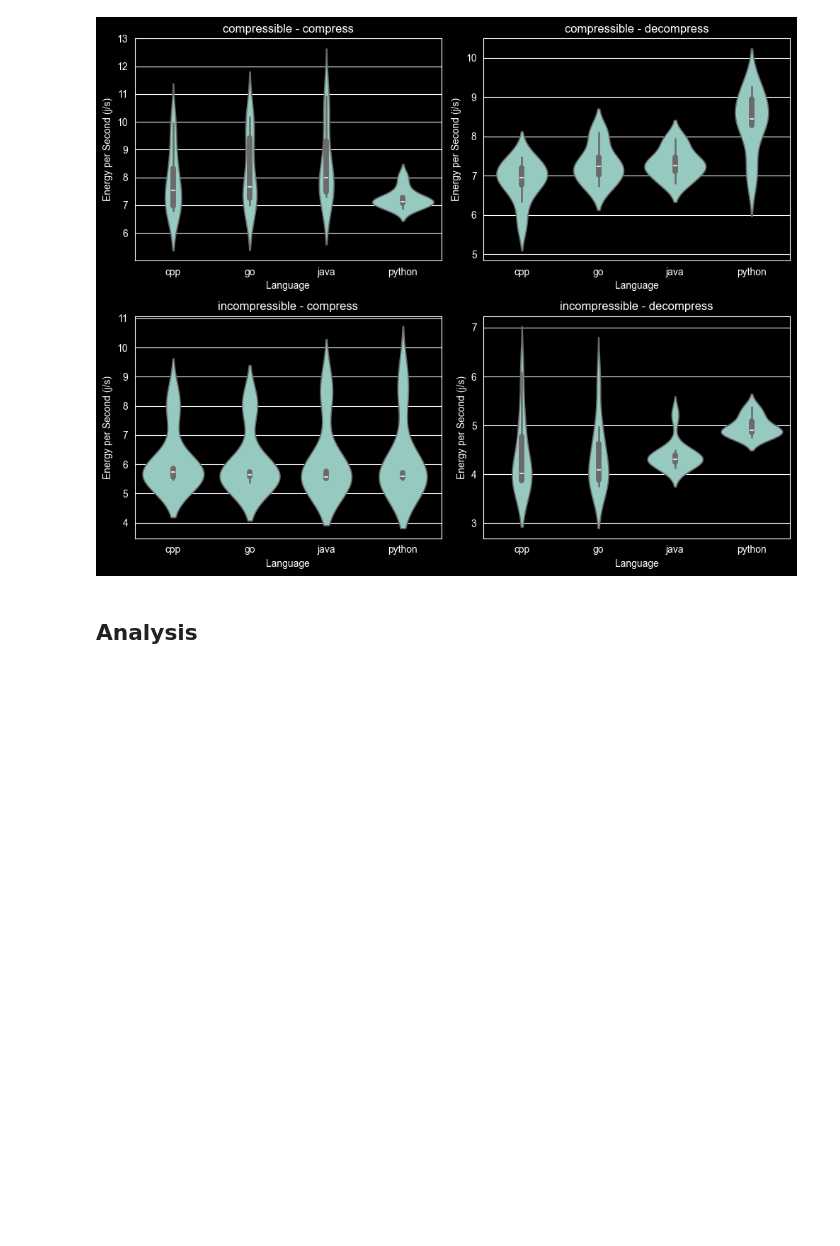
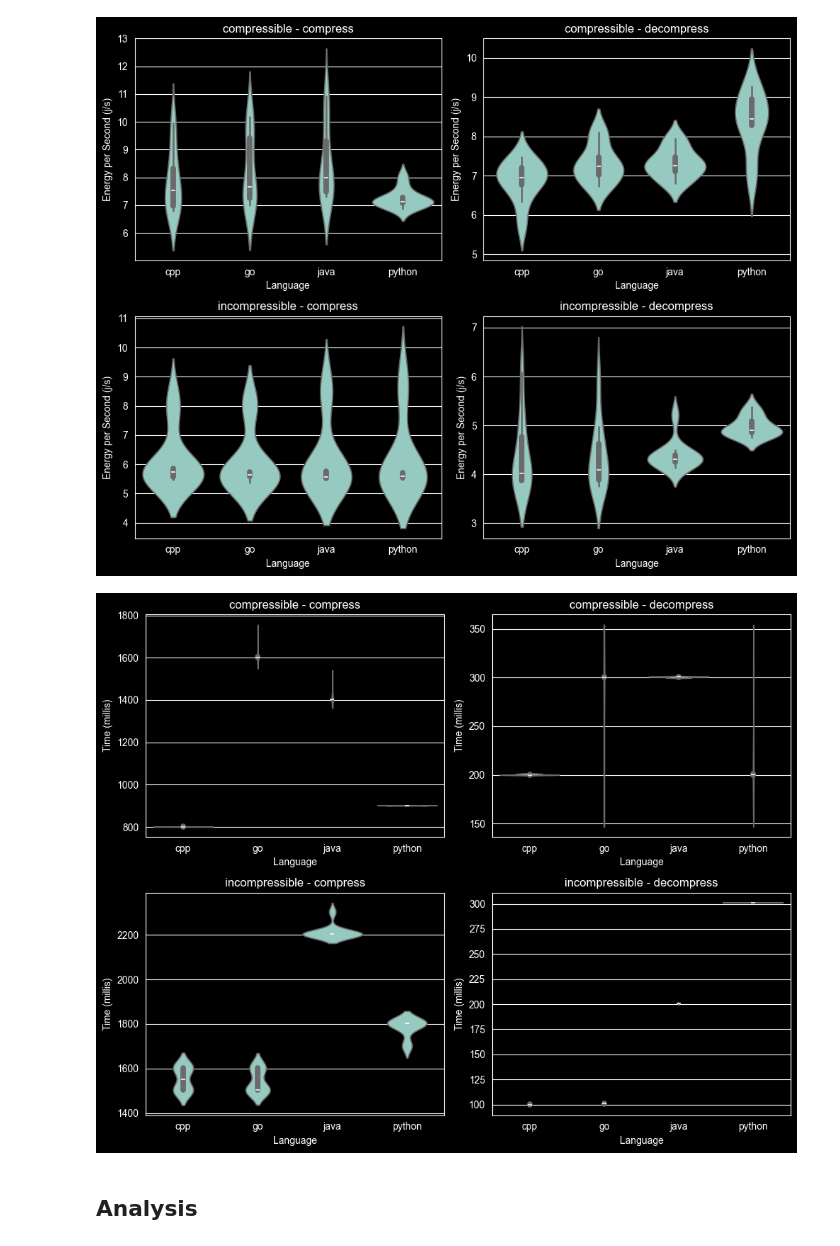
Before and after one commit to tud-arb/course_sustainableSE, a Jupyter notebook: g22_code/scripts/analysis.ipynb, the cells around one changed output. Drawn from its saved outputs; the diff is of its cells as text; code cells hidden in the pictures; blank space fills up the shorter version.

```diff
--- a/g22_code/scripts/analysis.ipynb
+++ b/g22_code/scripts/analysis.ipynb
@@ -76,6 +76,10 @@ raw_violin_plot("energy_per_mb_j", "Energy per Input Size (j/mb)")
 raw_violin_plot("j/s", "Energy per Second (j/s)")
 # %% [output]
 [figure]
+# %%
+raw_violin_plot("Time", "Time (millis)")
+# %% [output]
+[figure, added]
 # %% [markdown]
 ## Analysis
 # %%
```
Also changed, not shown: parts of 2 cells of this notebook.
